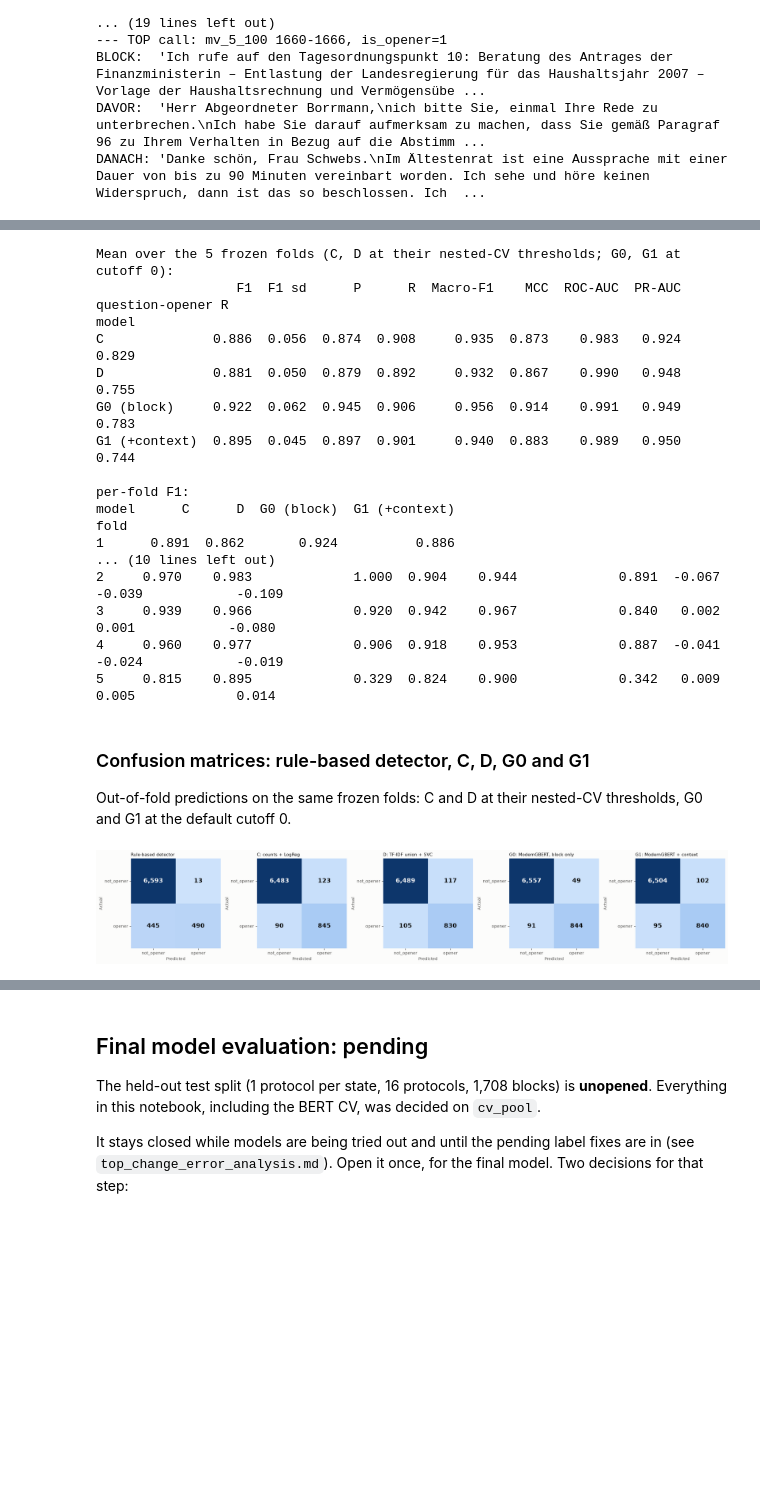
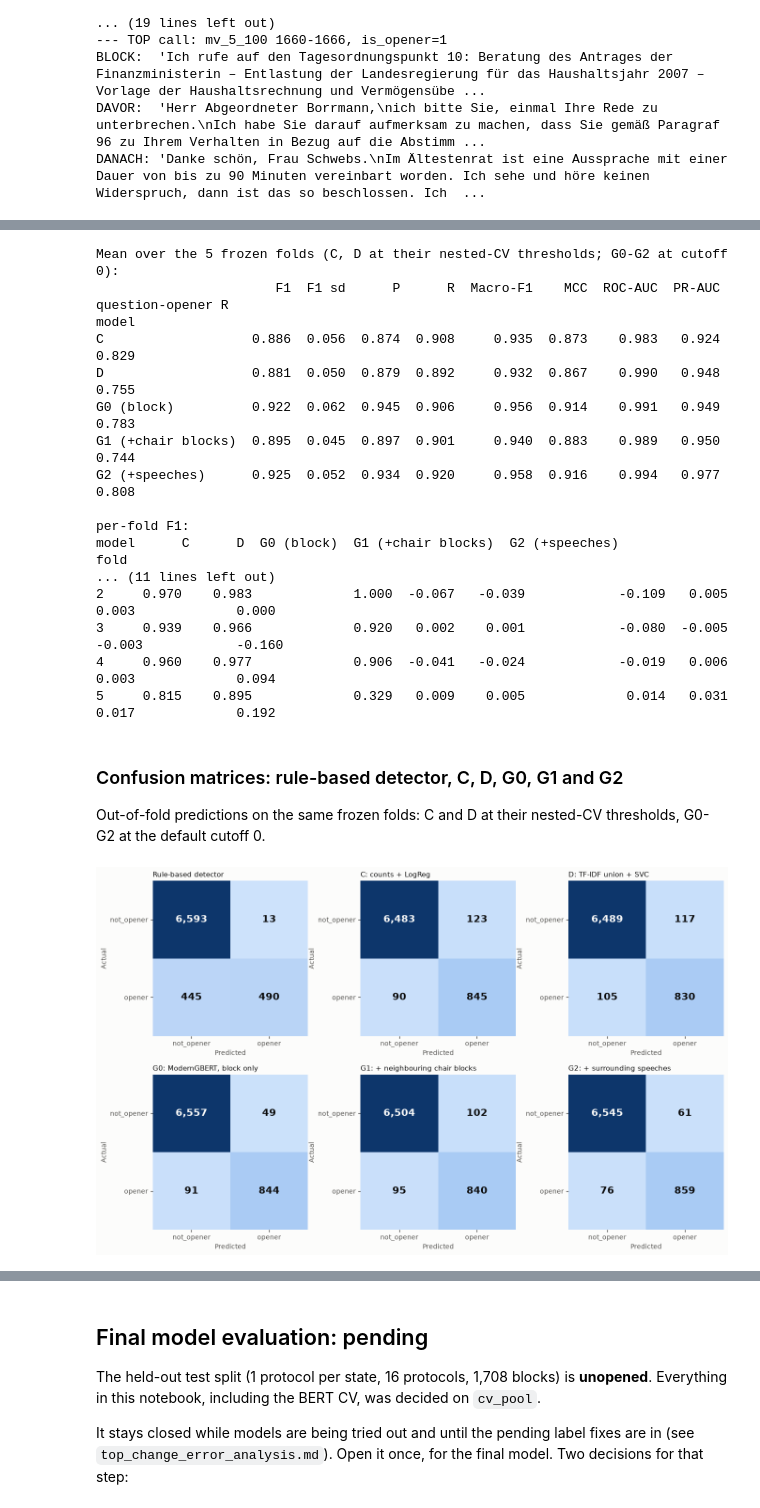
Before and after one commit to AnLeWe/Incivility-in-Plenary-de, a Jupyter notebook: measurement/top_change/top_change_classification_v1_v2.ipynb, the cells around one changed output, grey strips where cells are left out. Drawn from its saved outputs; the diff is of its cells as text; code cells hidden in the pictures; blank space fills up the shorter version.

```diff
--- a/measurement/top_change/top_change_classification_v1_v2.ipynb
+++ b/measurement/top_change/top_change_classification_v1_v2.ipynb
@@ -2248,12 +2391,14 @@ def is_question_opener_type(types):
 
 C_NAME = "C: word13 counts + balanced LogReg"
 D_NAME = "D: tfidf union + balanced LinearSVC"
-BERT_MODEL_KEY = "G0: ModernGBERT_134M, block only"       # like-for-like with C and D
+BERT_MODEL_KEY = "G0: ModernGBERT_134M, block only"       # input-matched with C and D
 CONTEXT_MODEL_KEY = "G1: ModernGBERT_134M + context"
+SPEECH_MODEL_KEY = "G2: ModernGBERT_134M + surrounding speeches"
 
 question_opener = cv_pool["types"].apply(is_question_opener_type).to_numpy() & (Y == 1)
 compare = {"C": oof_by_model[C_NAME], "D": oof_by_model[D_NAME],
-           "G0 (block)": bert_oofs[BERT_MODEL_KEY], "G1 (+context)": bert_oofs[CONTEXT_MODEL_KEY]}
+           "G0 (block)": bert_oofs[BERT_MODEL_KEY], "G1 (+chair blocks)": bert_oofs[CONTEXT_MODEL_KEY],
+           "G2 (+speeches)": bert_oofs[SPEECH_MODEL_KEY]}
 fold_of_row = groups.map(fold_assignment["outer_fold"]).to_numpy()
 
 rows = []
@@ -2270,57 +2415,60 @@ for label, oof in compare.items():
 per_fold = pd.DataFrame(rows)
 summary = per_fold.groupby("model", sort=False).mean(numeric_only=True).drop(columns="fold")
 summary.insert(1, "F1 sd", per_fold.groupby("model", sort=False)["F1"].std(ddof=1))
-print("Mean over the 5 frozen folds (C, D at their nested-CV thresholds; G0, G1 at cutoff 0):")
+print("Mean over the 5 frozen folds (C, D at their nested-CV thresholds; G0-G2 at cutoff 0):")
 print(summary.round(3).to_string())
 print("\nper-fold F1:")
 print(per_fold.pivot(index="fold", columns="model", values="F1")[list(compare)].round(3).to_string())
 
+paired_cols = ["F1", "Macro-F1", "question-opener R"]
+fold_metrics = {label: per_fold[per_fold["model"] == label].set_index("fold")[paired_cols]
+                for label in ("G0 (block)", "G1 (+chair blocks)", "G2 (+speeches)")}
+print("\nContext variants against G0, per fold (paired: same folds, same procedure):")
+print(pd.concat({"G0": fold_metrics["G0 (block)"],
+                 "G1 - G0": fold_metrics["G1 (+chair blocks)"] - fold_metrics["G0 (block)"],
+                 "G2 - G0": fold_metrics["G2 (+speeches)"] - fold_metrics["G0 (block)"]}, axis=1).round(3).to_string())
+
 for key, oof in bert_oofs.items():
     errors_by_model[key] = build_error_table(oof.drop(columns="best_epoch"))
-
-paired_cols = ["F1", "Macro-F1", "question-opener R"]
-g0_fold = per_fold[per_fold["model"] == "G0 (block)"].set_index("fold")[paired_cols]
-g1_fold = per_fold[per_fold["model"] == "G1 (+context)"].set_index("fold")[paired_cols]
-print("\nG0 vs. G1 per fold (the context comparison is paired: same folds, same procedure):")
-print(pd.concat({"G0": g0_fold, "G1": g1_fold, "G1 - G0": g1_fold - g0_fold}, axis=1).round(3).to_string())
 # %% [output]
-Mean over the 5 frozen folds (C, D at their nested-CV thresholds; G0, G1 at cutoff 0):
-                  F1  F1 sd      P      R  Macro-F1    MCC  ROC-AUC  PR-AUC  question-opener R
+Mean over the 5 frozen folds (C, D at their nested-CV thresholds; G0-G2 at cutoff 0):
+                       F1  F1 sd      P      R  Macro-F1    MCC  ROC-AUC  PR-AUC  question-opener R
 model
-C              0.886  0.056  0.874  0.908     0.935  0.873    0.983   0.924              0.829
-D              0.881  0.050  0.879  0.892     0.932  0.867    0.990   0.948              0.755
-G0 (block)     0.922  0.062  0.945  0.906     0.956  0.914    0.991   0.949              0.783
-G1 (+context)  0.895  0.045  0.897  0.901     0.940  0.883    0.989   0.950              0.744
+C                   0.886  0.056  0.874  0.908     0.935  0.873    0.983   0.924              0.829
+D                   0.881  0.050  0.879  0.892     0.932  0.867    0.990   0.948              0.755
+G0 (block)          0.922  0.062  0.945  0.906     0.956  0.914    0.991   0.949              0.783
+G1 (+chair blocks)  0.895  0.045  0.897  0.901     0.940  0.883    0.989   0.950              0.744
+G2 (+speeches)      0.925  0.052  0.934  0.920     0.958  0.916    0.994   0.977              0.808
 
 per-fold F1:
-model      C      D  G0 (block)  G1 (+context)
+model      C      D  G0 (block)  G1 (+chair blocks)  G2 (+speeches)
 fold
-1      0.891  0.862       0.924          0.886
-... (10 lines left out)
-2     0.970    0.983             1.000  0.904    0.944             0.891  -0.067   -0.039            -0.109
-3     0.939    0.966             0.920  0.942    0.967             0.840   0.002    0.001            -0.080
-4     0.960    0.977             0.906  0.918    0.953             0.887  -0.041   -0.024            -0.019
-5     0.815    0.895             0.329  0.824    0.900             0.342   0.009    0.005             0.014
+... (11 lines left out)
+2     0.970    0.983             1.000  -0.067   -0.039            -0.109   0.005    0.003             0.000
+3     0.939    0.966             0.920   0.002    0.001            -0.080  -0.005   -0.003            -0.160
+4     0.960    0.977             0.906  -0.041   -0.024            -0.019   0.006    0.003             0.094
+5     0.815    0.895             0.329   0.009    0.005             0.014   0.031    0.017             0.192
 # %% [markdown]
-### Confusion matrices: rule-based detector, C, D, G0 and G1
+### Confusion matrices: rule-based detector, C, D, G0, G1 and G2
 
-Out-of-fold predictions on the same frozen folds: C and D at their nested-CV thresholds, G0 and
-G1 at the default cutoff 0.
+Out-of-fold predictions on the same frozen folds: C and D at their nested-CV thresholds, G0-G2 at the
+default cutoff 0.
 # %%
 panels = [("Rule-based detector", cv_pool["rule_pred"].to_numpy()),
           ("C: counts + LogReg", oof_by_model[C_NAME]["pred"].to_numpy()),
           ("D: TF-IDF union + SVC", oof_by_model[D_NAME]["pred"].to_numpy()),
           ("G0: ModernGBERT, block only", bert_oofs[BERT_MODEL_KEY]["pred"].to_numpy()),
-          ("G1: ModernGBERT + context", bert_oofs[CONTEXT_MODEL_KEY]["pred"].to_numpy())]
-fig, axes = plt.subplots(1, len(panels), figsize=(4.4 * len(panels), 4.2), facecolor=CHROME["surface_light"])
+          ("G1: + neighbouring chair blocks", bert_oofs[CONTEXT_MODEL_KEY]["pred"].to_numpy()),
+          ("G2: + surrounding speeches", bert_oofs[SPEECH_MODEL_KEY]["pred"].to_numpy())]
+fig, axes = plt.subplots(2, 3, figsize=(13.5, 8.4), facecolor=CHROME["surface_light"])
 actual = cv_pool["is_opener"].to_numpy()
-for ax, (title, predicted) in zip(axes, panels):
+for ax, (title, predicted) in zip(axes.flat, panels):
     ax.set_facecolor(CHROME["surface_light"])
     plot_confusion_matrix(ax, actual, predicted, title)
 plt.tight_layout()
 plt.show()
 # %% [output]
-[figure, old version]
+[figure, new version]
 # %% [markdown]
 ### BERT error analysis
 
```
Also changed, not shown: parts of 7 cells of this notebook, 3 other files.
